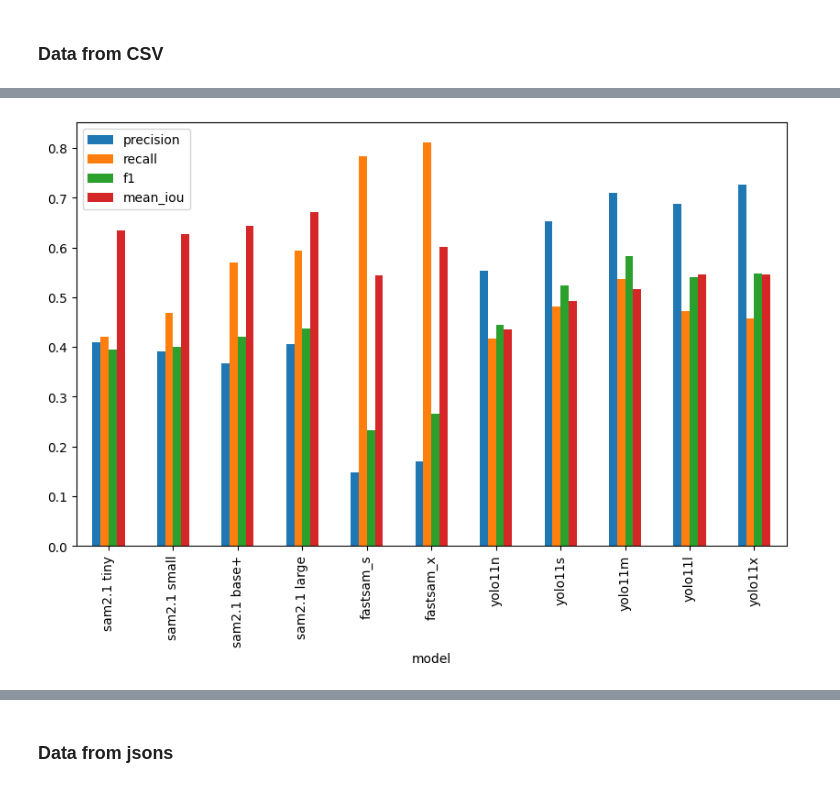
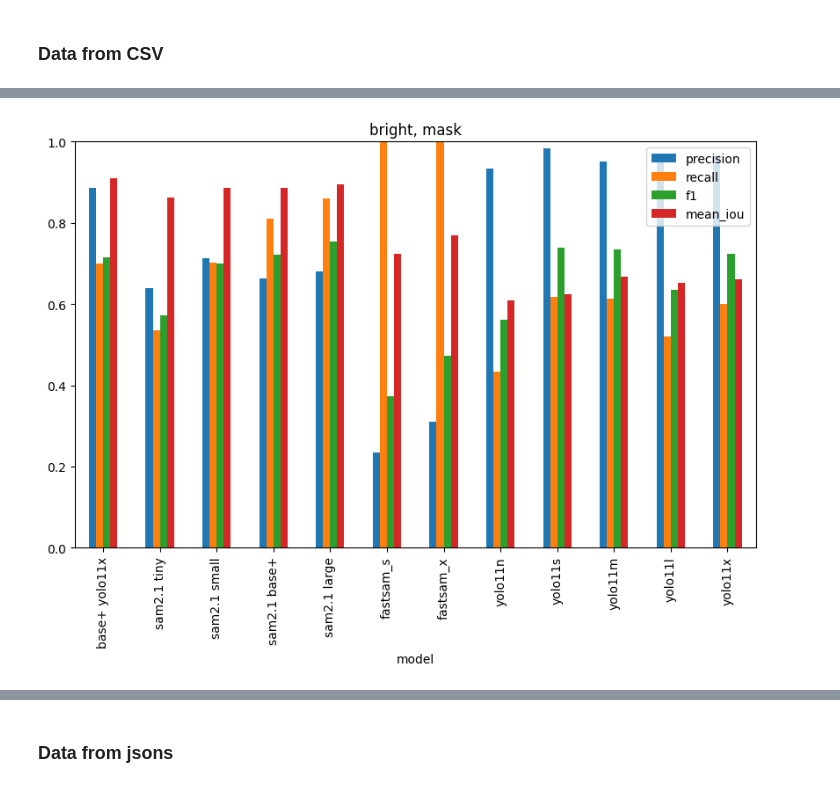
Before and after one commit to Trawirr/ParkingApp, a Jupyter notebook: evaluation/plot_models.ipynb, the cells around one changed output, grey strips where cells are left out. Drawn from its saved outputs; the diff is of its cells as text; code cells hidden in the pictures.

Commit message:
plotting updated

```diff
--- a/evaluation/plot_models.ipynb
+++ b/evaluation/plot_models.ipynb
@@ -26,0 +38,13 @@ def plot_df(data: pd.DataFrame, fields=['precision', 'recall', 'f1', 'mean_iou']
+# %%
+# load multiple csv
+csv_paths = [
+    r"C:\Users\gtraw\OneDrive\Pulpit\UM sem. 2\ProjektBadawczy\apps\evaluation\csvs\2024_11_05.csv",
+    r"C:\Users\gtraw\OneDrive\Pulpit\UM sem. 2\ProjektBadawczy\apps\evaluation\csvs\2024_11_12.csv",
+    r"C:\Users\gtraw\OneDrive\Pulpit\UM sem. 2\ProjektBadawczy\apps\evaluation\csvs\2024_11_14.csv",
+    r"C:\Users\gtraw\OneDrive\Pulpit\UM sem. 2\ProjektBadawczy\apps\evaluation\csvs\2024_11_05_yolo11x_base+.csv",
+    r"C:\Users\gtraw\OneDrive\Pulpit\UM sem. 2\ProjektBadawczy\apps\evaluation\csvs\2024_11_12_yolo11x_base+.csv",
+]
+data = pd.concat(
+    map(pd.read_csv, csv_paths), ignore_index=True)
+
+print(data['model'].unique())
@@ -27,21 +55,19 @@ def plot_df(data: pd.DataFrame, fields=['precision', 'recall', 'f1', 'mean_iou']
 # %%
-csv_path = r"C:\Users\gtraw\OneDrive\Pulpit\UM sem. 2\ProjektBadawczy\apps\evaluation\csvs\2024_11_14.csv"
-data = pd.read_csv(csv_path)
-
 categories = [
-'sam2.1 tiny',
-'sam2.1 small',
-'sam2.1 base+',
-'sam2.1 large',
-'fastsam_s',
-'fastsam_x',
-'yolo11n',
-'yolo11s',
-'yolo11m',
-'yolo11l',
-'yolo11x',
+    'base+ yolo11x',
+    'sam2.1 tiny',
+    'sam2.1 small',
+    'sam2.1 base+',
+    'sam2.1 large',
+    'fastsam_s',
+    'fastsam_x',
+    'yolo11n',
+    'yolo11s',
+    'yolo11m',
+    'yolo11l',
+    'yolo11x',
 
 ]
 data['model'] = pd.Categorical(data['model'], categories=categories, ordered=True)
-data.head()
+print(data['model'].unique())
 # %% [output]
@@ -54,4 +77,4 @@ data.head()
 # %%
-plot_df(data, aggregate=['model', 'mean'], filter=[])
+plot_df(data[data['filename'].str.contains('_m')], aggregate=['model', 'mean'], filter=['brightness', ['bright']], title='bright, mask')
 # %% [output]
-[figure, old version]
+[figure, new version]
```
Also changed, not shown: parts of 9 cells of this notebook.
